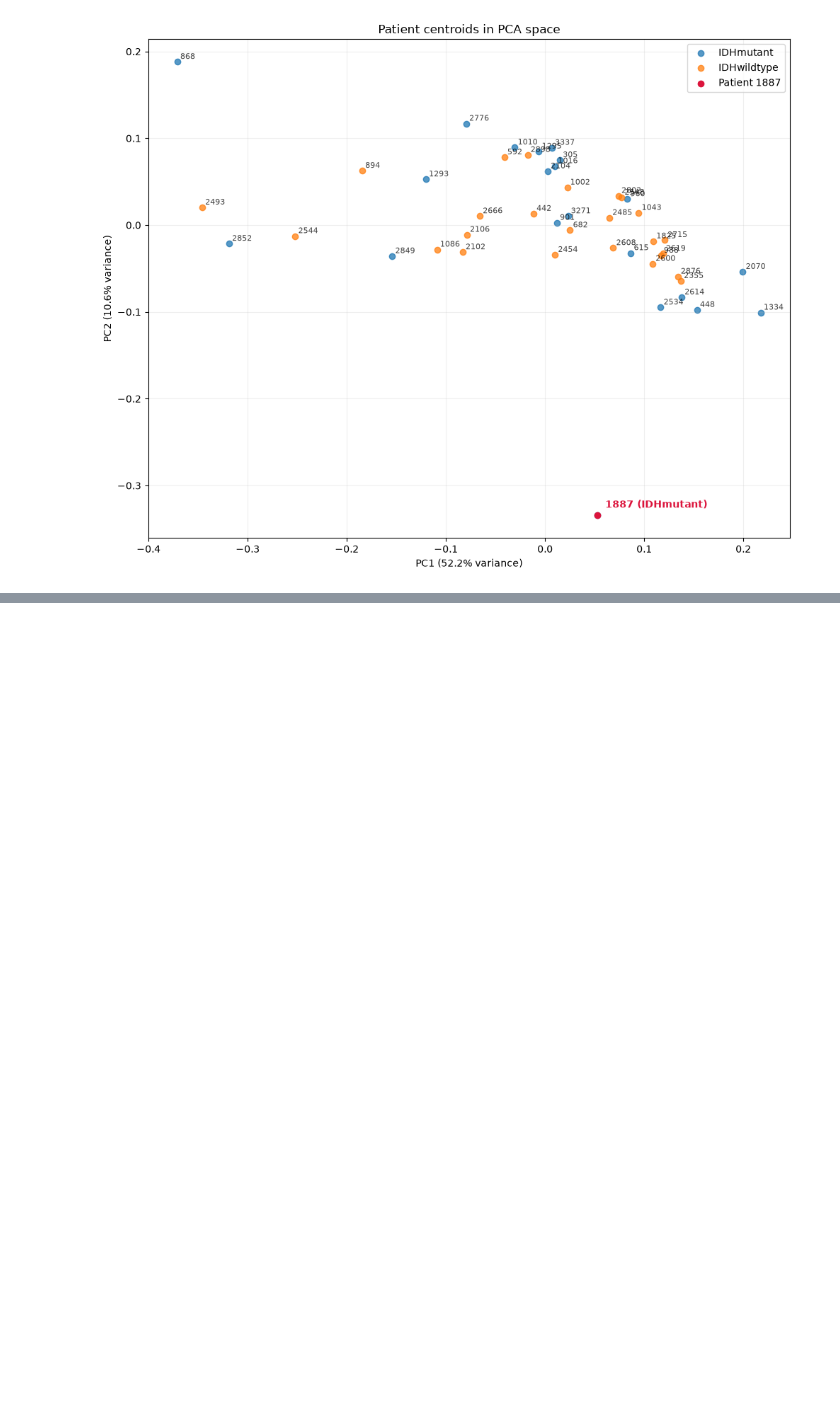
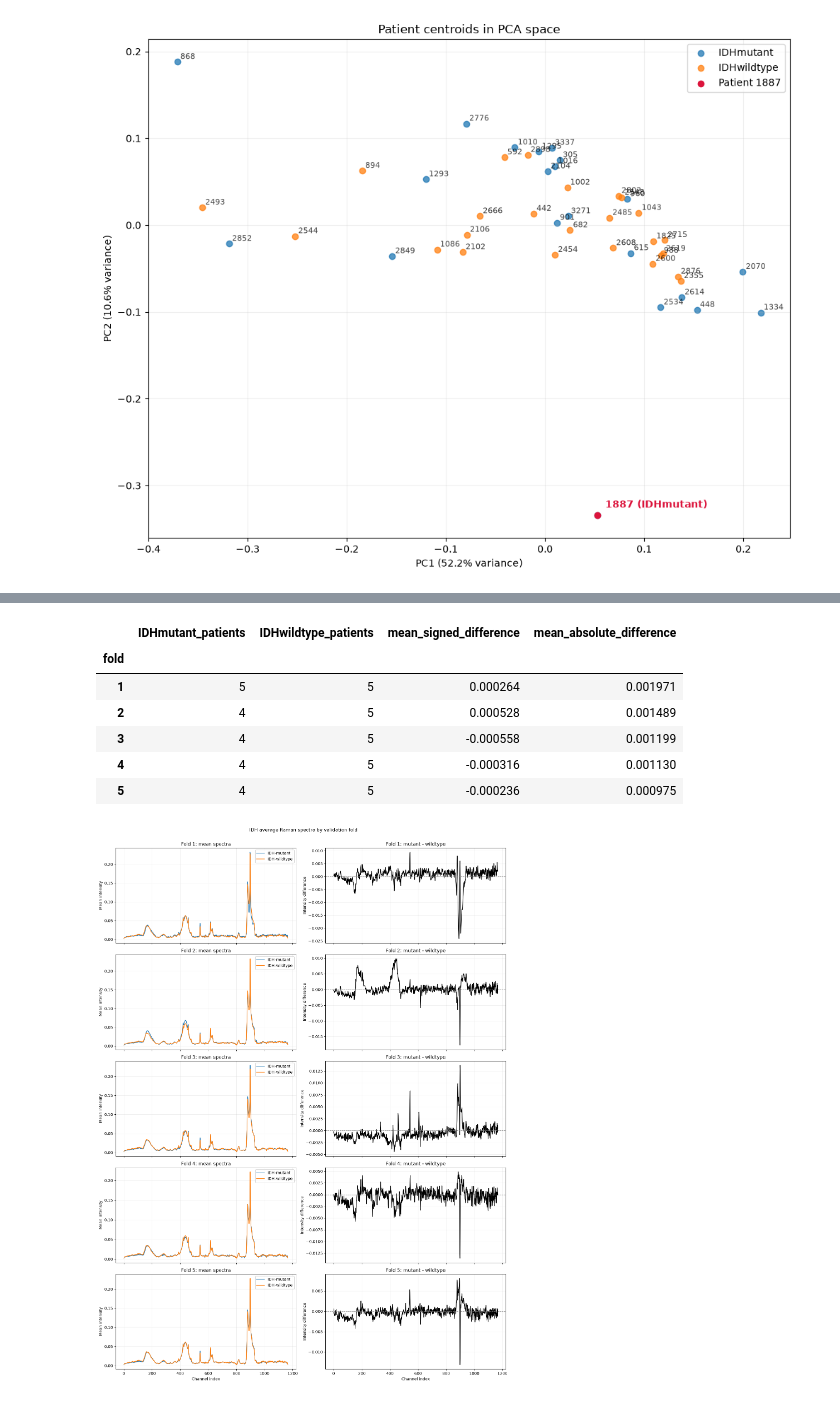
Before and after one commit to belindbl/glioma-raman-gp-classification, a Jupyter notebook: notebooks/01_data_exploration.ipynb, the cells around one changed output, grey strips where cells are left out. Cells and saved outputs as stored; diff of their text form; code cells hidden in the pictures; blank space fills up the shorter version.

Commit message:
Average spectra and fold differences

```diff
--- a/notebooks/01_data_exploration.ipynb
+++ b/notebooks/01_data_exploration.ipynb
@@ -381,0 +384,67 @@ plt.show()
+# %%
+fold_targets = ('IDHmutant', 'IDHwildtype')
+channel_count = int(records['n_channels'].iloc[0])
+patient_mean_spectra = {}
+for patient_id, entries in records.groupby('patient_id', sort=False):
+    intensity_sum = np.zeros(channel_count, dtype=np.float64)
+    n_spectra = 0
+    for entry_index in entries['entry_index'].to_numpy(dtype=int):
+        spectra = np.asarray(dataset[entry_index]['data']).reshape(-1, channel_count)
+        intensity_sum += spectra.sum(axis=0)
+        n_spectra += len(spectra)
+    patient_mean_spectra[patient_id] = intensity_sum / n_spectra
+
+fold_average_spectra = {}
+fold_difference_spectra = {}
+fold_difference_summary = []
+for fold in range(N_SPLITS):
+    fold_patients = patients.loc[patients['fold'] == fold]
+    group_means = {}
+    for target in fold_targets:
+        patient_ids_in_group = fold_patients.loc[fold_patients['target'] == target, 'patient_id'].tolist()
+        group_means[target] = np.mean([patient_mean_spectra[pid] for pid in patient_ids_in_group], axis=0)
+    fold_average_spectra[fold] = group_means
+    difference = group_means['IDHmutant'] - group_means['IDHwildtype']
+    fold_difference_spectra[fold] = difference
+    fold_difference_summary.append({
+        'fold': fold + 1,
+        'IDHmutant_patients': int((fold_patients['target'] == 'IDHmutant').sum()),
+        'IDHwildtype_patients': int((fold_patients['target'] == 'IDHwildtype').sum()),
+        'mean_signed_difference': float(difference.mean()),
+        'mean_absolute_difference': float(np.abs(difference).mean()),
+    })
+
+fold_difference_summary = pd.DataFrame(fold_difference_summary).set_index('fold')
+display(fold_difference_summary)
+
+channel_index = np.arange(channel_count)
+fig, axes = plt.subplots(N_SPLITS, 2, figsize=(15, 20), sharex=True)
+for fold, (ax_means, ax_difference) in enumerate(axes):
+    means = fold_average_spectra[fold]
+    ax_means.plot(channel_index, means['IDHmutant'], label='IDH-mutant', color='tab:blue')
+    ax_means.plot(channel_index, means['IDHwildtype'], label='IDH-wildtype', color='tab:orange')
+    ax_means.set_title(f'Fold {fold + 1}: mean spectra')
+    ax_means.set_ylabel('Mean intensity')
+    ax_means.grid(alpha=0.2)
+    ax_means.legend()
+
+    ax_difference.plot(channel_index, fold_difference_spectra[fold], color='black')
+    ax_difference.axhline(0, color='gray', linewidth=1, linestyle='--')
+    ax_difference.set_title(f'Fold {fold + 1}: mutant - wildtype')
+    ax_difference.set_ylabel('Intensity difference')
+    ax_difference.grid(alpha=0.2)
+
+axes[-1, 0].set_xlabel('Channel index')
+axes[-1, 1].set_xlabel('Channel index')
+fig.suptitle('IDH average Raman spectra by validation fold', y=1.002)
+fig.tight_layout()
+plt.show()
+# %% [output]
+|  | IDHmutant_patients | IDHwildtype_patients | mean_signed_difference | mean_absolute_difference |
+| fold |  |  |  |  |
+| 1 | 5 | 5 | 0.000264 | 0.001971 |
+| 2 | 4 | 5 | 0.000528 | 0.001489 |
+| 3 | 4 | 5 | -0.000558 | 0.001199 |
+| 4 | 4 | 5 | -0.000316 | 0.001130 |
+| 5 | 4 | 5 | -0.000236 | 0.000975 |
+[figure, added]
```
Also changed, not shown: parts of 2 cells of this notebook.
